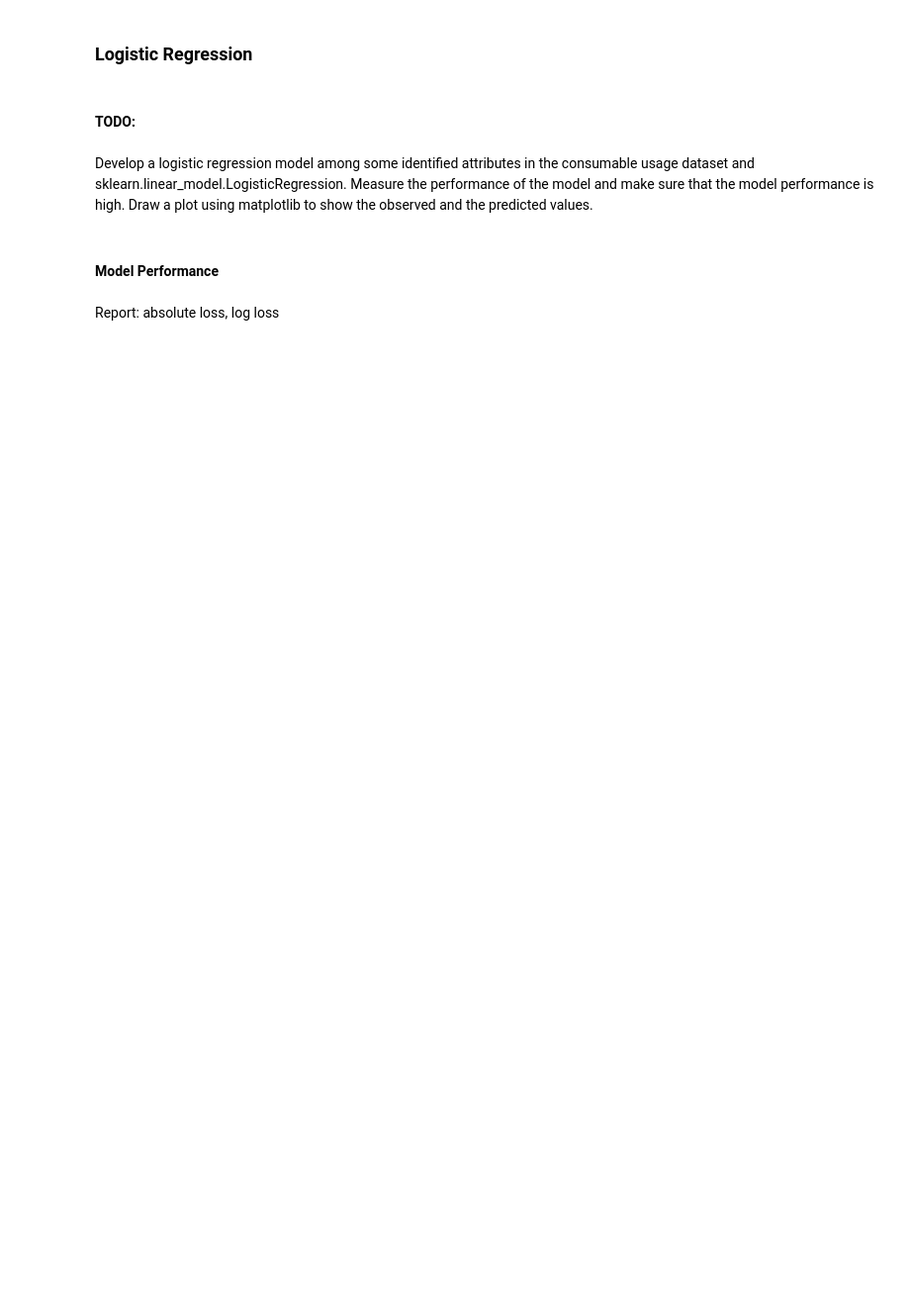
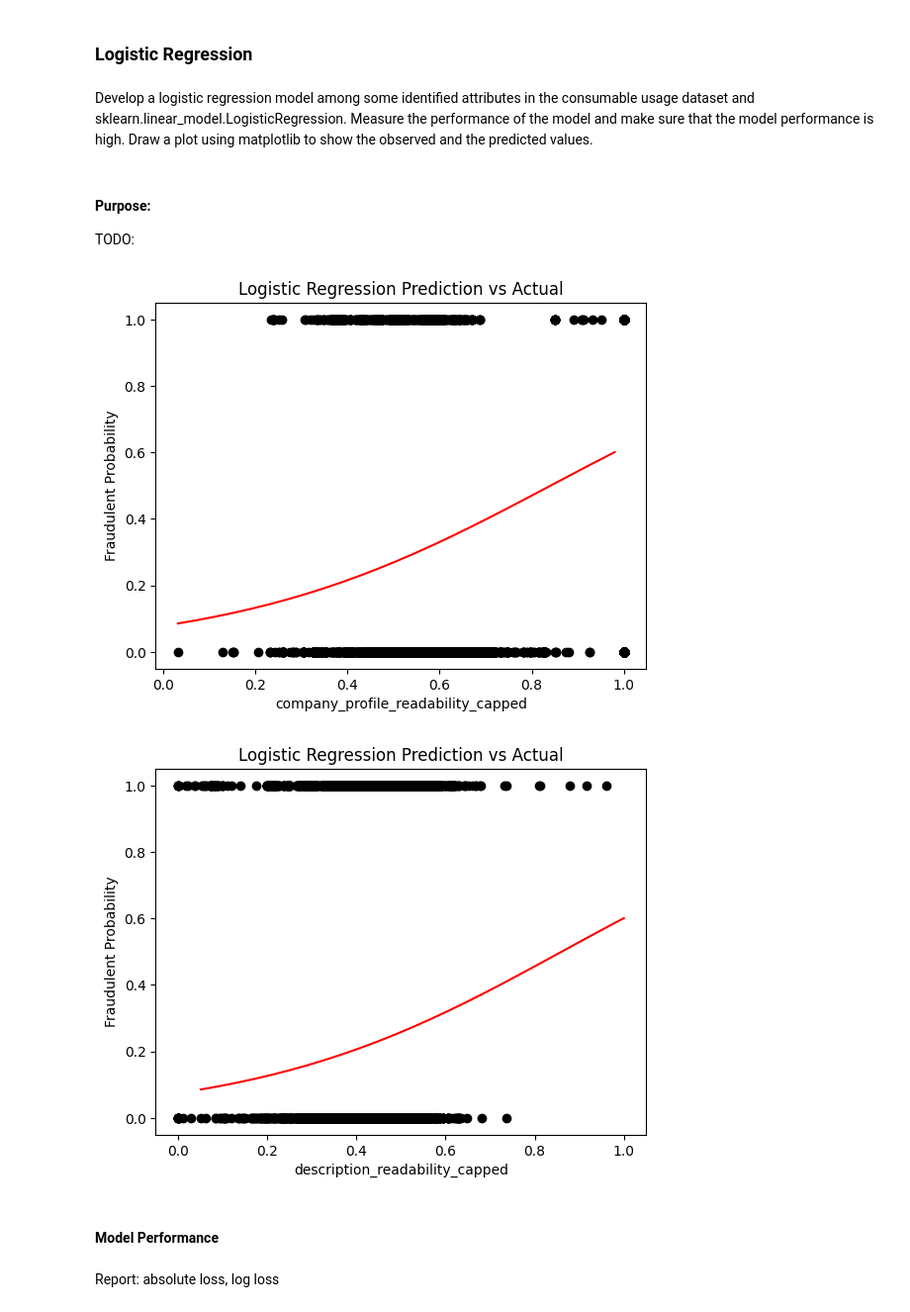
Before and after one commit to jdeleon3/Projects.RealFakeJobPredictor, a Jupyter notebook: ml/EDA/Project Fake Finder - Progress Report 2.ipynb, the cells around one changed output. Shown at 99% size. Saved outputs shown, nothing was run; the diff lists cells and outputs as text; code cells hidden in the pictures; blank space fills up the shorter version.

```diff
--- a/ml/EDA/Project Fake Finder - Progress Report 2.ipynb
+++ b/ml/EDA/Project Fake Finder - Progress Report 2.ipynb
@@ -809,9 +957,38 @@ Report loss functions: mean squared error, root mean squared error, mean absolut
 # %% [markdown]
 ### Logistic Regression
-# %% [markdown]
-#### TODO:
 # %% [markdown]
 Develop a logistic regression model among some identified attributes in the consumable usage dataset and sklearn.linear_model.LogisticRegression. Measure the performance of the model and make sure that the model performance is high. Draw a plot using matplotlib to show the observed and the predicted values.
+# %% [markdown]
+#### Purpose:
+TODO:
+# %%
+from sklearn.linear_model import LogisticRegression
+
+XTrain, XTest, yTrain, yTest = split_dataset(['company_profile_readability_capped', 'description_readability_capped'], 'fraudulent', cleaned_df, perform_resample=True)
+
+log_regress = LogisticRegression()
+log_regress.fit(XTrain, yTrain)
+y_pred = log_regress.predict(XTest)
+y_hat = log_regress.predict_proba(XTest)
+# %%
+xDelta = np.linspace(XTest[:, 0].min(), XTest[:, 0].max()).reshape(-1, 2)
+yDelta = log_regress.predict_proba(xDelta)[:, 1]
+
+plt.scatter(XTest[:, 0], yTest, color='black', label='Actual')
+plt.plot(xDelta[:,0], yDelta, color='red', label='Predicted')
+plt.title('Logistic Regression Prediction vs Actual')
+plt.xlabel('company_profile_readability_capped')
+plt.ylabel('Fraudulent Probability')
+plt.show()
+plt.scatter(XTest[:, 1], yTest, color='black', label='Actual')
+plt.plot(xDelta[:,1], yDelta, color='red', label='Predicted')
+plt.title('Logistic Regression Prediction vs Actual')
+plt.xlabel('description_readability_capped')
+plt.ylabel('Fraudulent Probability')
+plt.show()
+# %% [output]
+[figure, added]
+[figure, added]
 # %% [markdown]
 #### Model Performance
 # %% [markdown]
```
Also changed, not shown: parts of 32 cells of this notebook.
